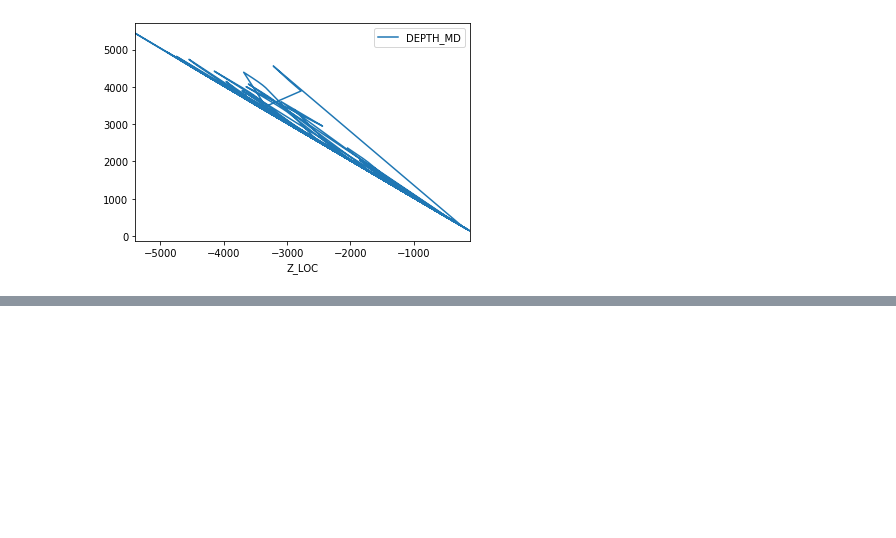
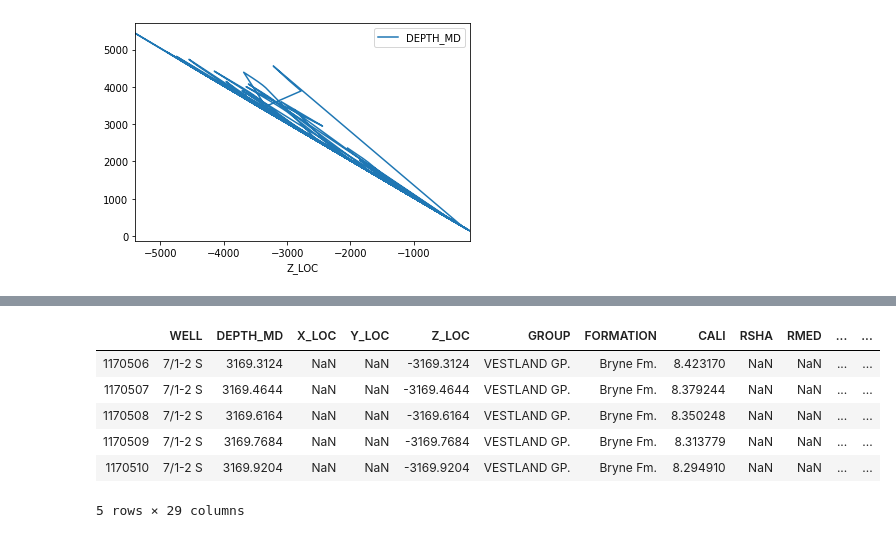
Before and after one commit to douglaspsteen/FORCE_ML_lithology, a Jupyter notebook: scrubbing.ipynb, the cells around one changed output, grey strips where cells are left out. Cells and saved outputs as stored; diff of their text form; code cells hidden in the pictures; blank space fills up the shorter version.

```diff
--- a/scrubbing.ipynb
+++ b/scrubbing.ipynb
@@ -142,0 +148,10 @@ array(['NORDLAND GP.', 'HORDALAND GP.', 'ROGALAND GP.', 'SHETLAND GP.',
+# %%
+df.tail()
+# %% [output]
+|  | WELL | DEPTH_MD | X_LOC | Y_LOC | Z_LOC | GROUP | FORMATION | CALI | RSHA | RMED | ... | ... |
+| 1170506 | 7/1-2 S | 3169.3124 | NaN | NaN | -3169.3124 | VESTLAND GP. | Bryne Fm. | 8.423170 | NaN | NaN | ... | ... |
+| 1170507 | 7/1-2 S | 3169.4644 | NaN | NaN | -3169.4644 | VESTLAND GP. | Bryne Fm. | 8.379244 | NaN | NaN | ... | ... |
+| 1170508 | 7/1-2 S | 3169.6164 | NaN | NaN | -3169.6164 | VESTLAND GP. | Bryne Fm. | 8.350248 | NaN | NaN | ... | ... |
+| 1170509 | 7/1-2 S | 3169.7684 | NaN | NaN | -3169.7684 | VESTLAND GP. | Bryne Fm. | 8.313779 | NaN | NaN | ... | ... |
+| 1170510 | 7/1-2 S | 3169.9204 | NaN | NaN | -3169.9204 | VESTLAND GP. | Bryne Fm. | 8.294910 | NaN | NaN | ... | ... |
+5 rows × 29 columns
```
Also changed, not shown: parts of 3 cells of this notebook.
